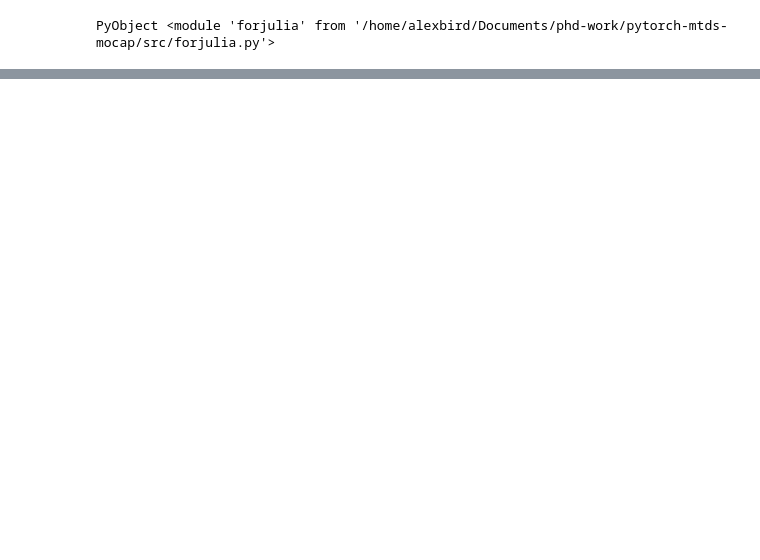
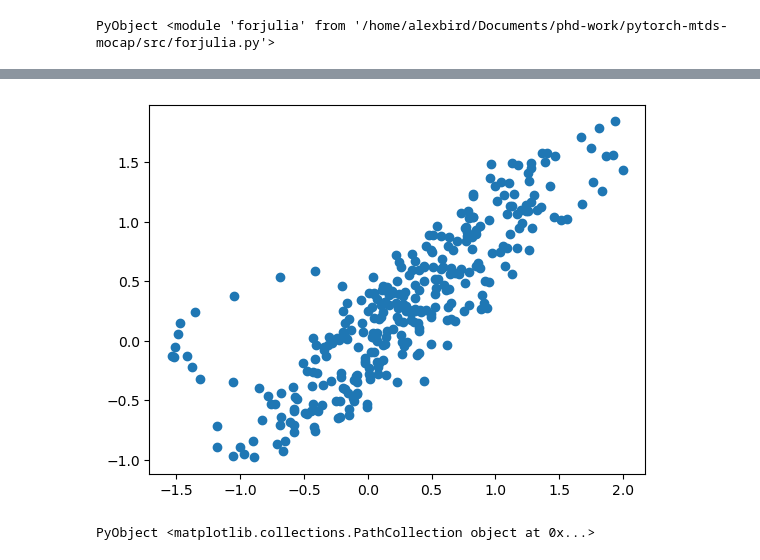
Before and after one commit to ornithos/pytorch-mtds-mocap, a Jupyter notebook: experimentation/viz_julia.ipynb, the cells around one changed output, grey strips where cells are left out. Drawn from its saved outputs; the diff is of its cells as text; code cells hidden in the pictures; blank space fills up the shorter version.

```diff
--- a/experimentation/viz_julia.ipynb
+++ b/experimentation/viz_julia.ipynb
@@ -344,0 +418,5 @@ testPool
+# %%
+scatter(decoder_outputs[1,:,20], ŷ[1,:,20])
+# %% [output]
+[figure, added]
+PyObject <matplotlib.collections.PathCollection object at 0x...>
```
Also changed, not shown: parts of 34 cells of this notebook, 3 other files.
